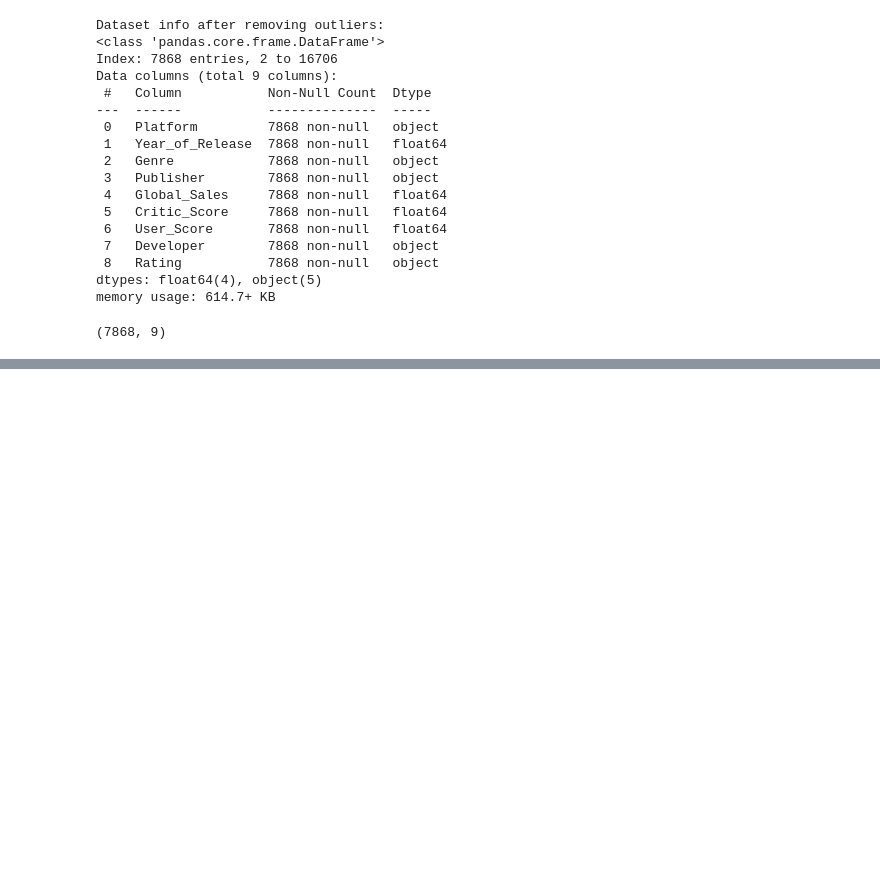
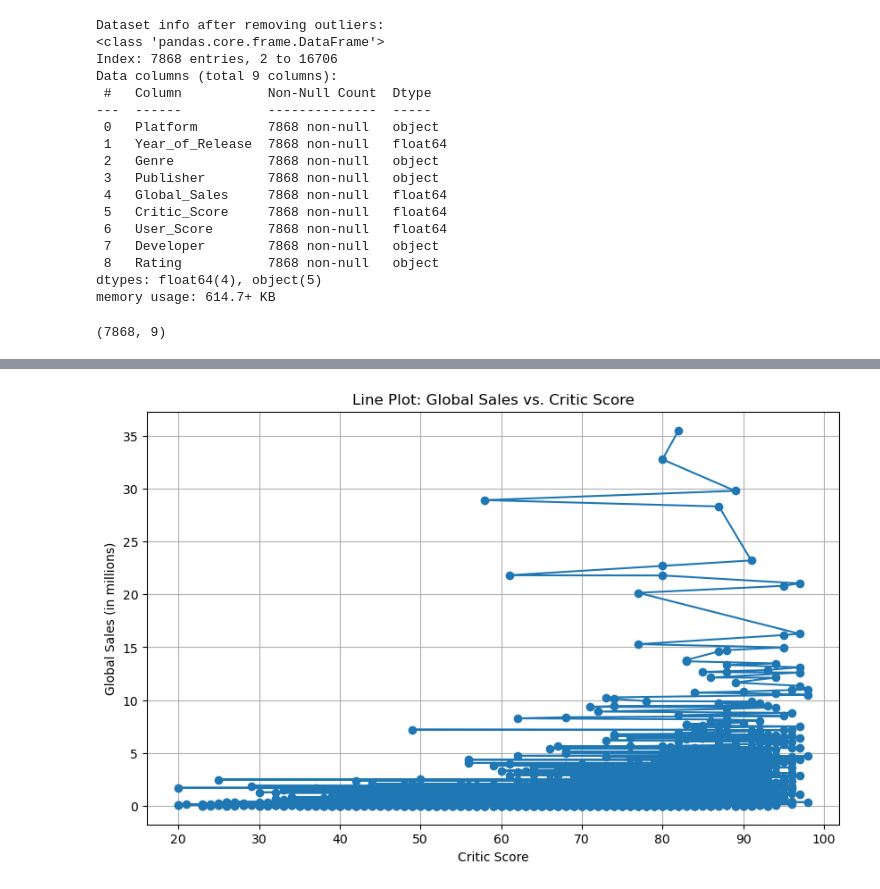
Before and after one commit to SahirHameed/Video-Game-Sales-Prediction, a Jupyter notebook: Video_Game_Sales_Prediction.ipynb, the cells around one changed output, grey strips where cells are left out. Cells and saved outputs as stored; diff of their text form; code cells hidden in the pictures; blank space fills up the shorter version.

```diff
--- a/Video_Game_Sales_Prediction.ipynb
+++ b/Video_Game_Sales_Prediction.ipynb
@@ -189,0 +209,10 @@ memory usage: 614.7+ KB
+# %%
+plt.figure(figsize=(10, 6))
+plt.plot(df['Critic_Score'], df['Global_Sales'], marker='o')
+plt.title('Line Plot: Global Sales vs. Critic Score')
+plt.xlabel('Critic Score')
+plt.ylabel('Global Sales (in millions)')
+plt.grid(True)
+plt.show()
+# %% [output]
+[figure, added]
```
Also changed, not shown: parts of 12 cells of this notebook.
